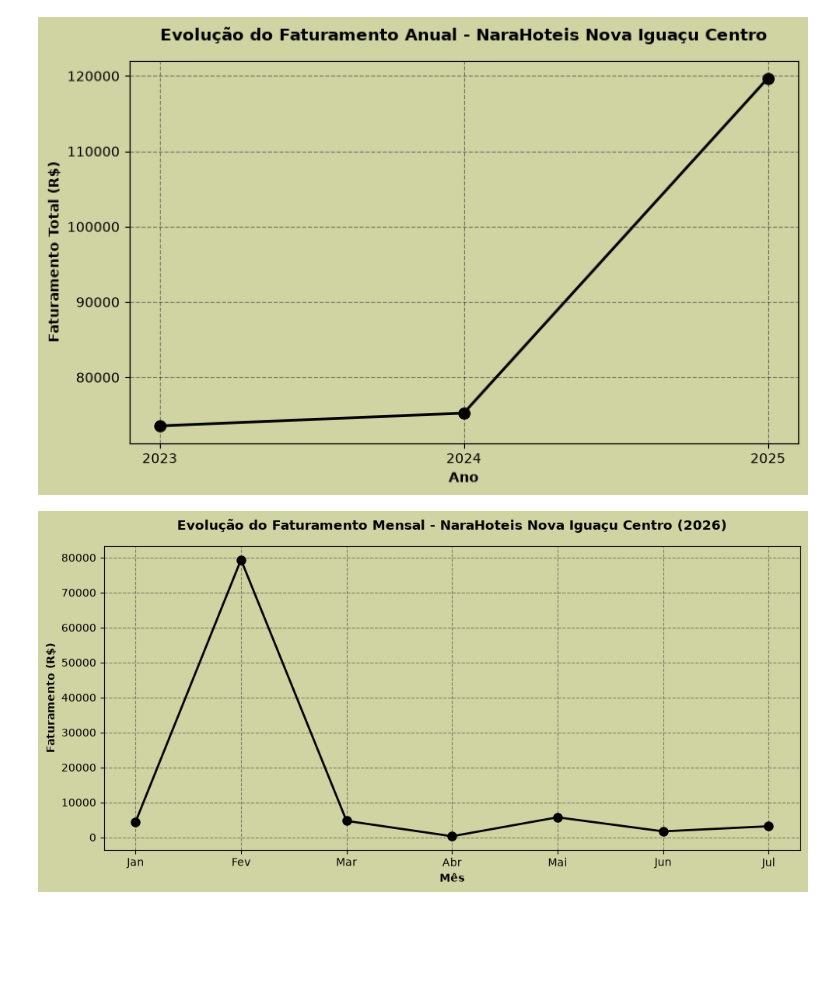
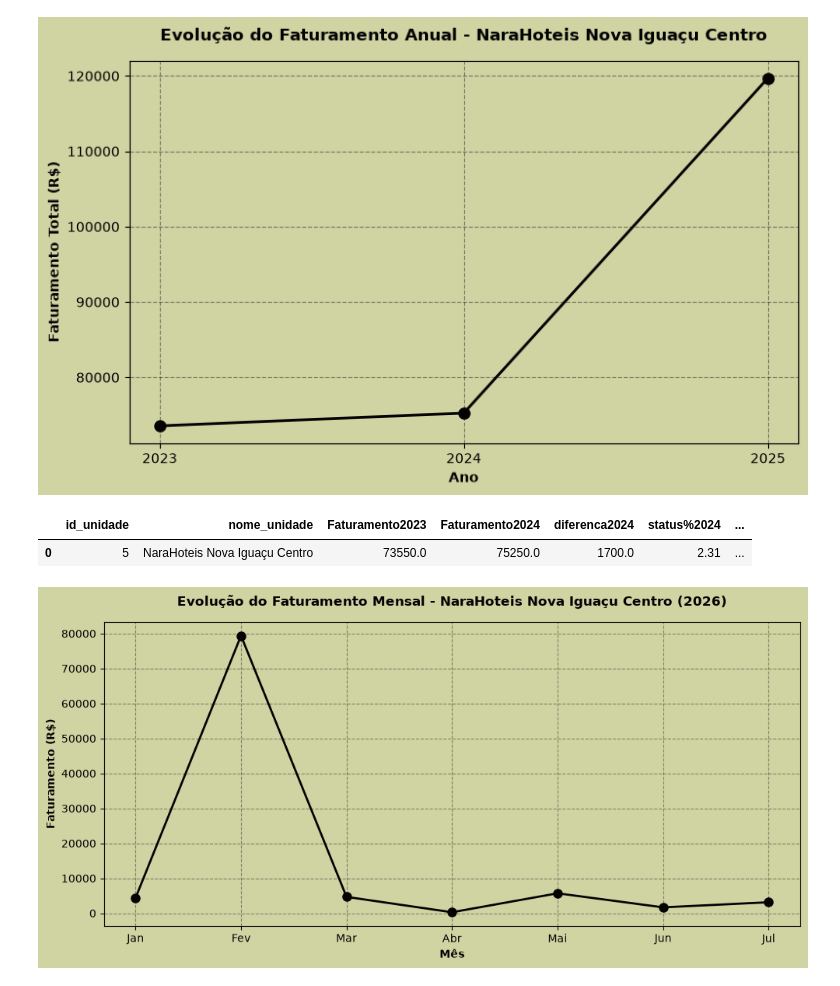
Before and after one commit to IanSeedd/Narahoteis, a Jupyter notebook: notebooks/consulta/consulta.ipynb, the cells around one changed output. Cells and saved outputs as stored; diff of their text form; code cells hidden in the pictures; blank space fills up the shorter version.

```diff
--- a/notebooks/consulta/consulta.ipynb
+++ b/notebooks/consulta/consulta.ipynb
@@ -1343,6 +1414,11 @@ df_igacentro = analise_unidade_historico(5)
 grafico_temporal(df_igacentro)
 # %% [output]
 [figure]
+# %%
+df_igacentro
+# %% [output]
+|  | id_unidade | nome_unidade | Faturamento2023 | Faturamento2024 | diferenca2024 | status%2024 | ... |
+| 0 | 5 | NaraHoteis Nova Iguaçu Centro | 73550.0 | 75250.0 | 1700.0 | 2.31 | ... |
 # %%
 df_igacentro = analise_unidade_mensal(5, 2026)
 grafico_temporal_mensal(df_igacentro, 2026)
```
Also changed, not shown: parts of 9 cells of this notebook, 4 other files.
